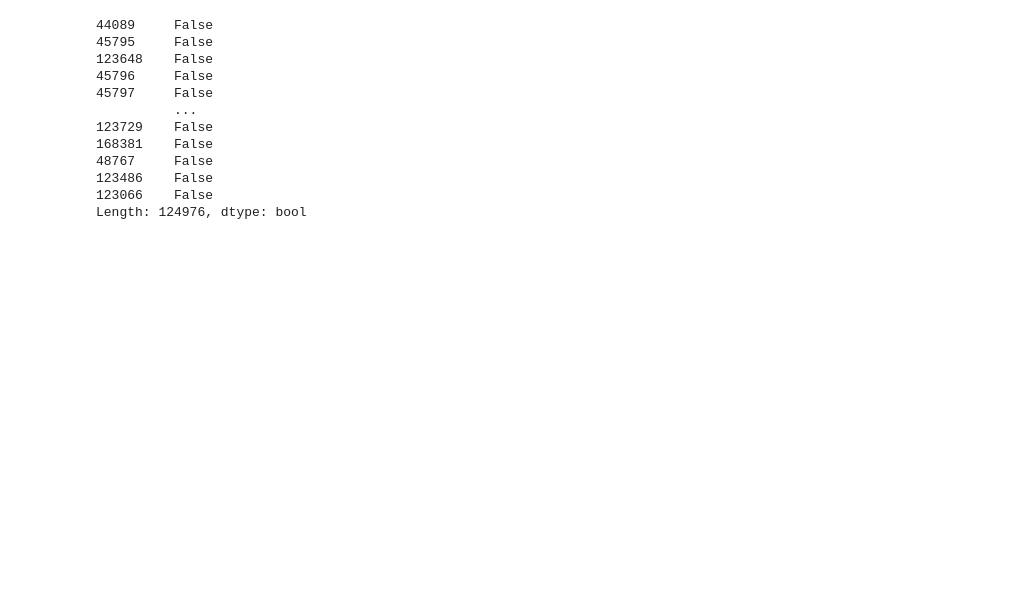
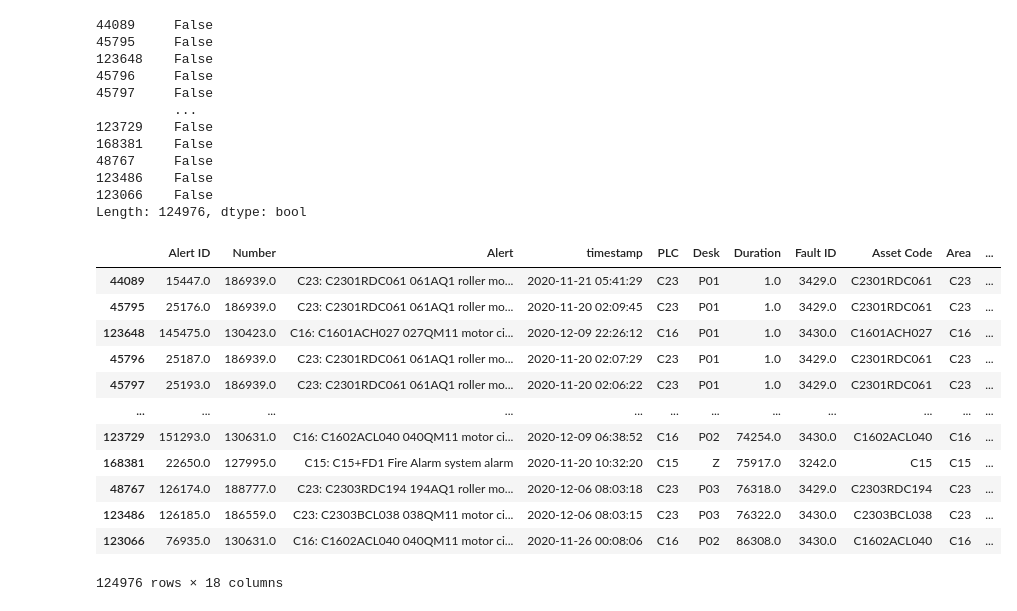
Before and after one commit to ch4413/scs, a Jupyter notebook: notebooks/Basic Model Jamie.ipynb, the cells around one changed output. Cells and saved outputs as stored; diff of their text form; code cells hidden in the pictures; blank space fills up the shorter version.

```diff
--- a/notebooks/Basic Model Jamie.ipynb
+++ b/notebooks/Basic Model Jamie.ipynb
@@ -290,3 +294,19 @@ fa['Area'].isnull() & fa['Desk'] == 'Z'
 123486    False
 123066    False
 Length: 124976, dtype: bool
+# %%
+fa
+# %% [output]
+|  | Alert ID | Number | Alert | timestamp | PLC | Desk | Duration | Fault ID | Asset Code | Area | ... |
+| 44089 | 15447.0 | 186939.0 | C23: C2301RDC061 061AQ1 roller mo... | 2020-11-21 05:41:29 | C23 | P01 | 1.0 | 3429.0 | C2301RDC061 | C23 | ... |
+| 45795 | 25176.0 | 186939.0 | C23: C2301RDC061 061AQ1 roller mo... | 2020-11-20 02:09:45 | C23 | P01 | 1.0 | 3429.0 | C2301RDC061 | C23 | ... |
+| 123648 | 145475.0 | 130423.0 | C16: C1601ACH027 027QM11 motor ci... | 2020-12-09 22:26:12 | C16 | P01 | 1.0 | 3430.0 | C1601ACH027 | C16 | ... |
+| 45796 | 25187.0 | 186939.0 | C23: C2301RDC061 061AQ1 roller mo... | 2020-11-20 02:07:29 | C23 | P01 | 1.0 | 3429.0 | C2301RDC061 | C23 | ... |
+| 45797 | 25193.0 | 186939.0 | C23: C2301RDC061 061AQ1 roller mo... | 2020-11-20 02:06:22 | C23 | P01 | 1.0 | 3429.0 | C2301RDC061 | C23 | ... |
+| ... | ... | ... | ... | ... | ... | ... | ... | ... | ... | ... | ... |
+| 123729 | 151293.0 | 130631.0 | C16: C1602ACL040 040QM11 motor ci... | 2020-12-09 06:38:52 | C16 | P02 | 74254.0 | 3430.0 | C1602ACL040 | C16 | ... |
+| 168381 | 22650.0 | 127995.0 | C15: C15+FD1 Fire Alarm system alarm | 2020-11-20 10:32:20 | C15 | Z | 75917.0 | 3242.0 | C15 | C15 | ... |
+| 48767 | 126174.0 | 188777.0 | C23: C2303RDC194 194AQ1 roller mo... | 2020-12-06 08:03:18 | C23 | P03 | 76318.0 | 3429.0 | C2303RDC194 | C23 | ... |
+| 123486 | 126185.0 | 186559.0 | C23: C2303BCL038 038QM11 motor ci... | 2020-12-06 08:03:15 | C23 | P03 | 76322.0 | 3430.0 | C2303BCL038 | C23 | ... |
+| 123066 | 76935.0 | 130631.0 | C16: C1602ACL040 040QM11 motor ci... | 2020-11-26 00:08:06 | C16 | P02 | 86308.0 | 3430.0 | C1602ACL040 | C16 | ... |
+124976 rows × 18 columns
```
Also changed, not shown: parts of 19 cells of this notebook, 7 other files.
